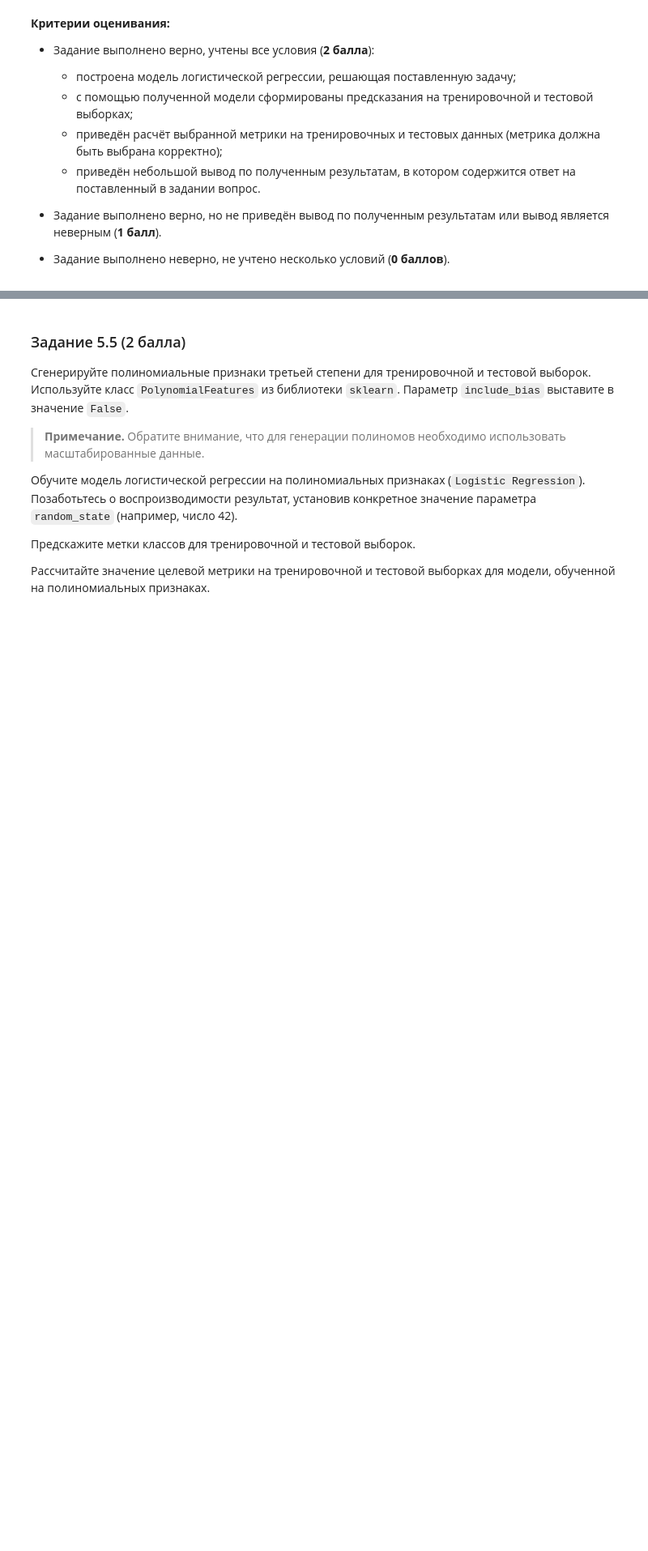
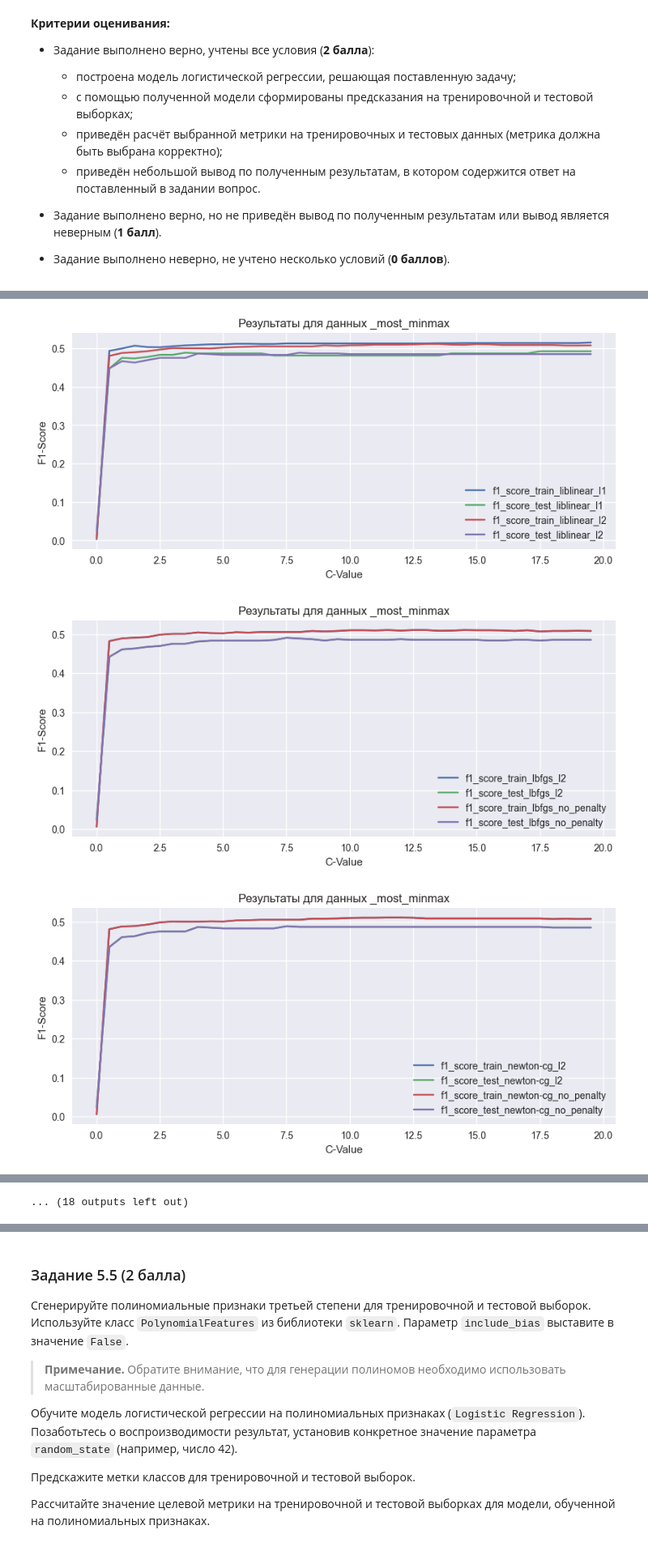
Before and after one commit to Nitys70/LESSONS_FILES, a Jupyter notebook: ML-3/Практика._Ноутбук-шаблон.ipynb, the cells around one changed output, grey strips where cells are left out. Shown at 81% size. Drawn from its saved outputs; the diff is of its cells as text; code cells hidden in the pictures; blank space fills up the shorter version.

```diff
--- a/ML-3/Практика._Ноутбук-шаблон.ipynb
+++ b/ML-3/Практика._Ноутбук-шаблон.ipynb
@@ -507,7 +507,8 @@ Name: proportion, dtype: float64
 X_train, X_test, y_train, y_test = model_selection.train_test_split(
     X, y,
     stratify=y,
-    random_state=0
+    random_state=0,
+    test_size=0.2
 )
 print('Train shape: {}'.format(X_train.shape))
 print('Test shape: {}'.format(X_test.shape))
@@ -1070,27 +941,0 @@ LogisticRegression(max_iter=1000, random_state=42, solver='sag')
-# %%
-test_dict = {'C_factor': [], 'f1_score_train': [], 'f1_score_test': [] }
-for c_factor in np.arange(0.05, 1, 0.05):
-
-    #Создаем объект класса логистическая регрессия
-    log_reg = linear_model.LogisticRegression(
-        # solver='sag', #алгоритм оптимизации
-        random_state=42, #генератор случайных чисел
-        max_iter=1000, #количество итераций на сходимость
-        C = c_factor
-    )
-
-    test_dict['C_factor'].append(c_factor)
-
-    #Обучаем модель, минимизируя logloss
-    log_reg.fit(X_train_scaled, y_train)
-    #Делаем предсказание для тренировочной выборки
-    y_train_pred = log_reg.predict(X_train_scaled)
-    test_dict['f1_score_train'].append(metrics.f1_score(y_train, y_train_pred))
-    #Вывод отчет о метриках классификации
-    # print(metrics.f1_score(y_train, y_train_pred))
-    #Делаем предсказание для тестовой выборки
-    y_test_pred = log_reg.predict(X_test_scaled)
-    #Вывод отчет о метриках классификации
-    test_dict['f1_score_test'].append(metrics.f1_score(y_test, y_test_pred))
-
-    # print(metrics.f1_score(y_test, y_test_pred))
@@ -1185,0 +948,10 @@ ax.legend();
+# %%
+# Прописать список с данными, затем написать функцию (одну), длы модели, с графиками, подбором параметров и т.п.
+
+variety_scalings_list = [
+    [X_train_most_minmax, X_test_most_minmax, 'Результаты для данных _most_minmax'],
+    [X_train_middle_minmax, X_test_middle_minmax, 'Результаты для данных _middle_minmax'],
+    [X_train_most_robust, X_test_most_robust, 'Результаты для данных _most_robust'],
+    [X_train_robust, X_test_robust, 'Результаты для данных _scaled'],
+    [X_train_minmax, X_test_minmax, 'Результат для данных _minmax']
+    ]
@@ -1185,0 +1231,9 @@ ax.legend();
+# %%
+# Циклом подадаим на нашу функцию нормализованные данные
+
+for X_train, X_test, standartisation_name in variety_scalings_list:
+    logreg_param_select(X_train, X_test, standartisation_name, C_values = (0.01, 20, 0.5))
+# %% [output]
+[figure, added]
+[figure, added]
+[figure, added]
@@ -1185,0 +1249 @@ ax.legend();
+... (18 outputs left out)
```
Also changed, not shown: parts of 81 cells of this notebook, 1 other file.
